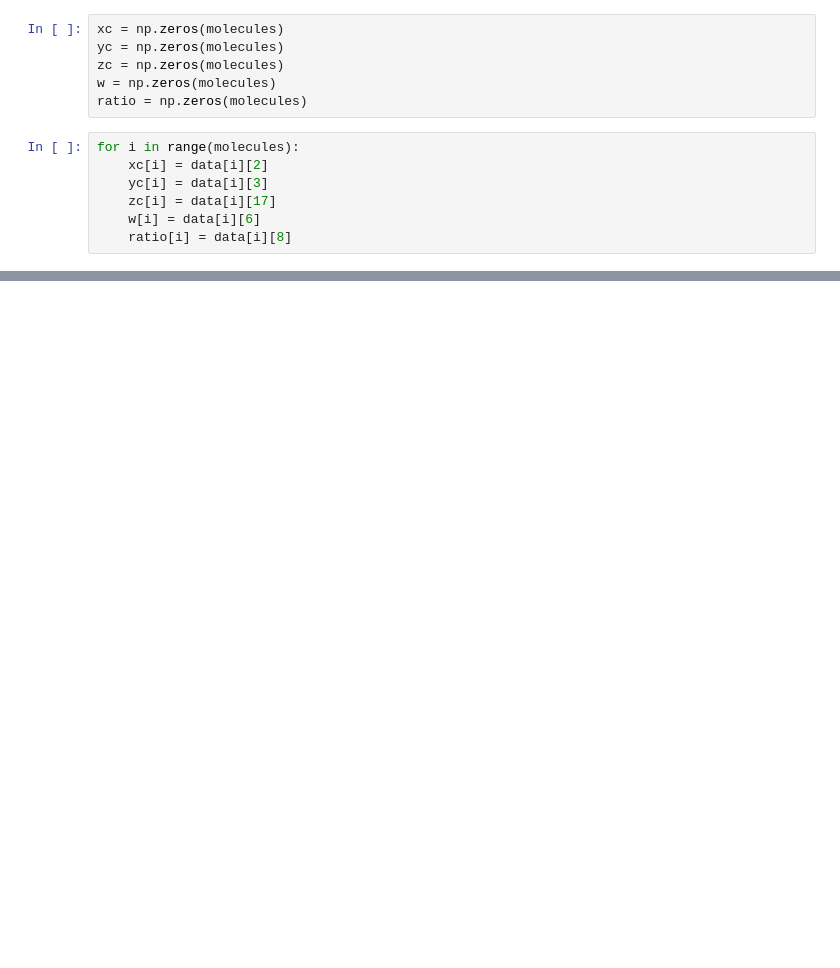
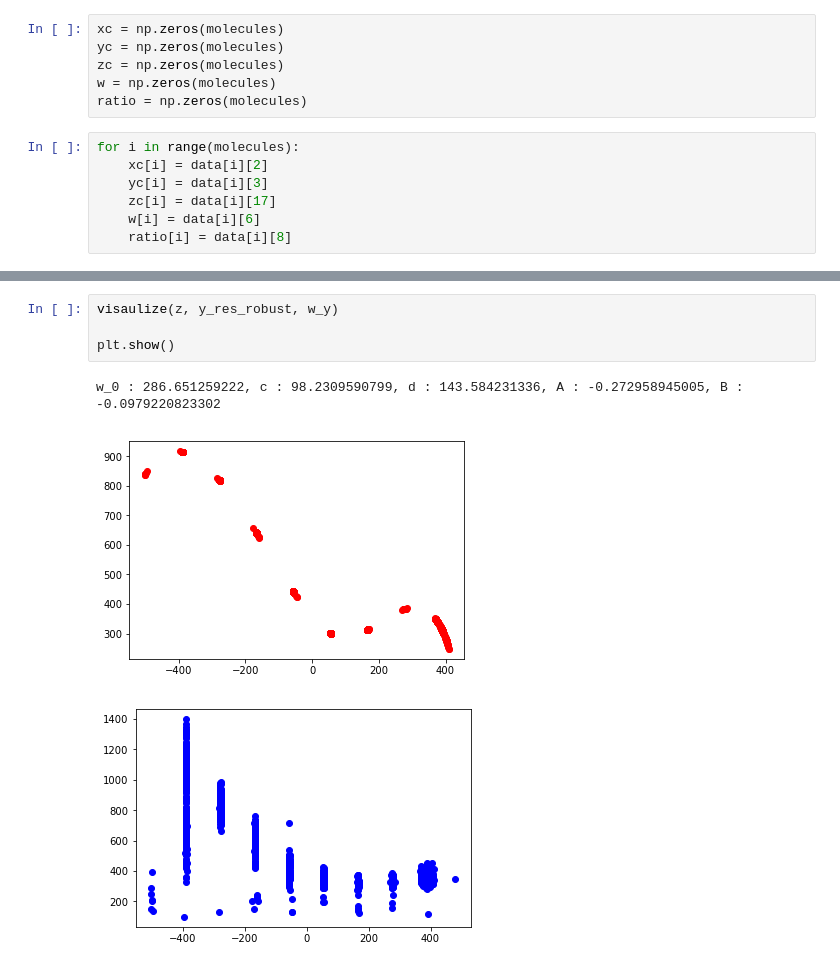
Before and after one commit to mikigom/storm-analysis, a Jupyter notebook: ipynb/Untitled.ipynb, the cells around one changed output, grey strips where cells are left out. Saved outputs shown, nothing was run; the diff lists cells and outputs as text; blank space fills up the shorter version.

```diff
--- a/ipynb/Untitled.ipynb
+++ b/ipynb/Untitled.ipynb
@@ -139,0 +138,8 @@ plt.show()
+# %%
+visaulize(z, y_res_robust, w_y)
+
+plt.show()
+# %% [output]
+w_0 : 286.651259222, c : 98.2309590799, d : 143.584231336, A : -0.272958945005, B : -0.0979220823302
+[figure, added]
+[figure, added]
```
Also changed, not shown: parts of 14 cells of this notebook, 13 other files.
